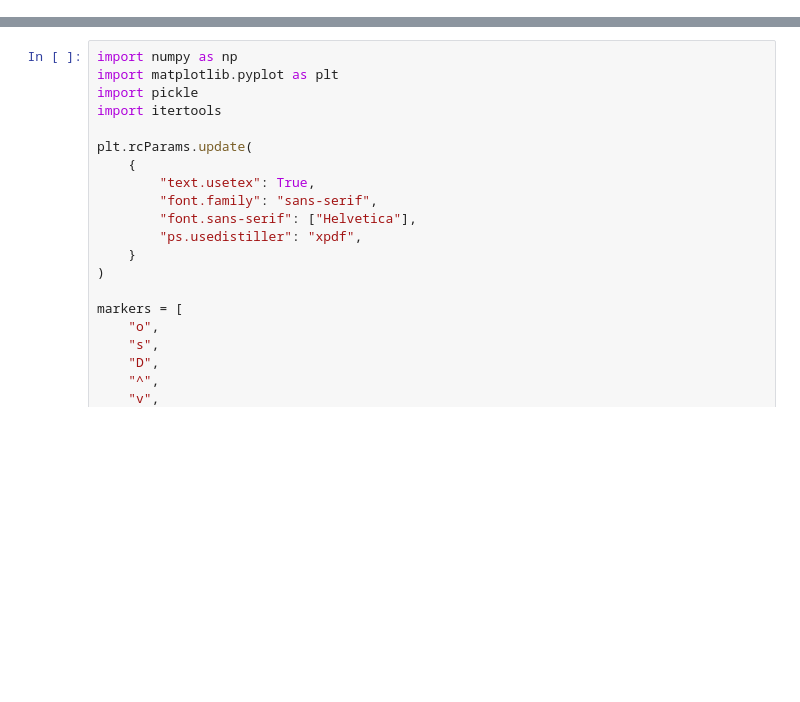
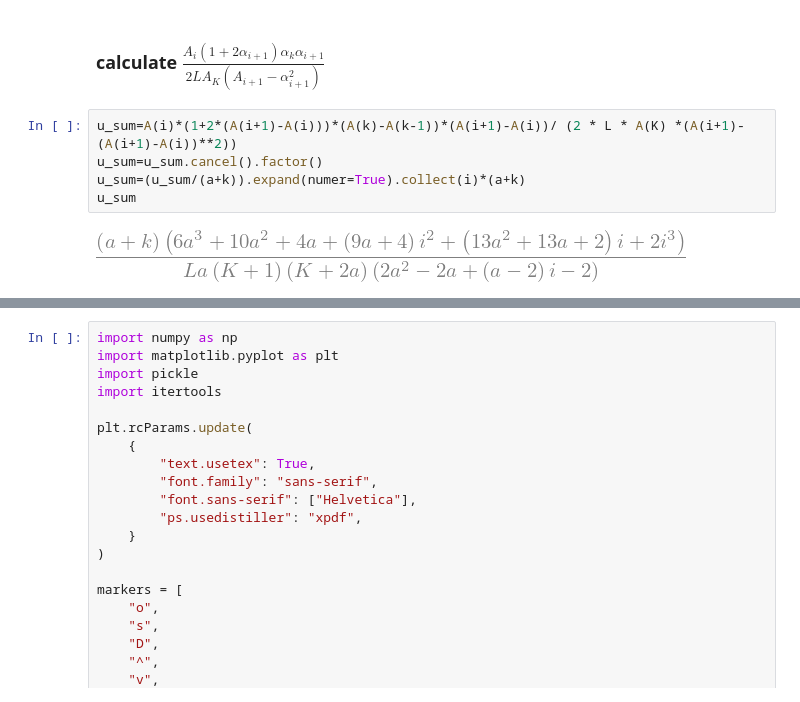
Before and after one commit to Yin-LIU/Inexact-Acceleration-PEP, a Jupyter notebook: Numerical/rate_error_trade_off.ipynb, the cells around one changed output, grey strips where cells are left out. Drawn from its saved outputs; the diff is of its cells as text; blank space fills up the shorter version.

```diff
--- a/Numerical/u_expression_evaluation.ipynb
+++ b/Numerical/rate_error_trade_off.ipynb
@@ -0,0 +33,9 @@
+# %% [markdown]
+### calculate $\frac{A_i(1+2\alpha_{i+1})\alpha_k\alpha_{i+1}}{2L A_K(A_{i+1}- \alpha_{i+1}^2)}$
+# %%
+u_sum=A(i)*(1+2*(A(i+1)-A(i)))*(A(k)-A(k-1))*(A(i+1)-A(i))/ (2 * L * A(K) *(A(i+1)-(A(i+1)-A(i))**2))
+u_sum=u_sum.cancel().factor()
+u_sum=(u_sum/(a+k)).expand(numer=True).collect(i)*(a+k)
+u_sum
+# %% [output]
+[figure, added]
```
Also changed, not shown: parts of 11 cells of this notebook, 6 other files.
